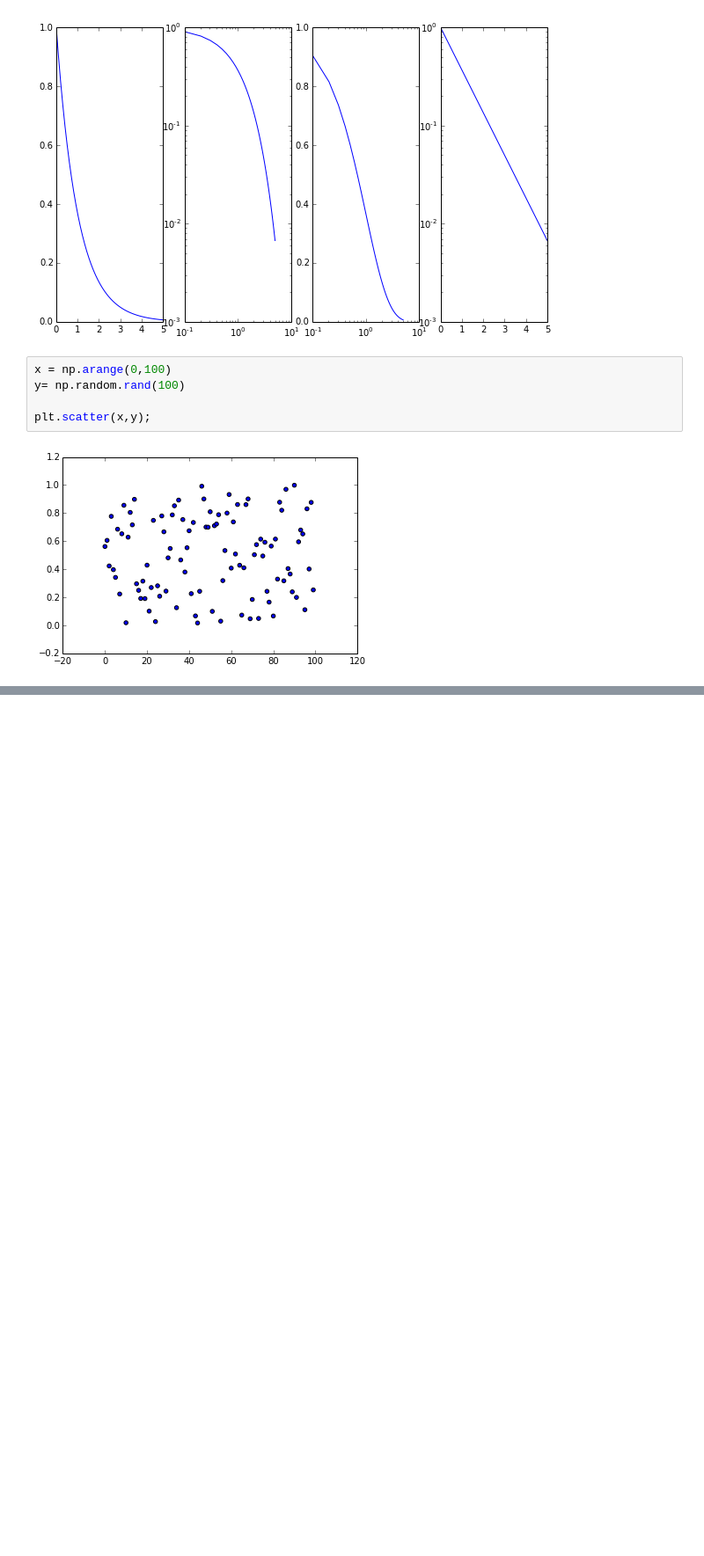
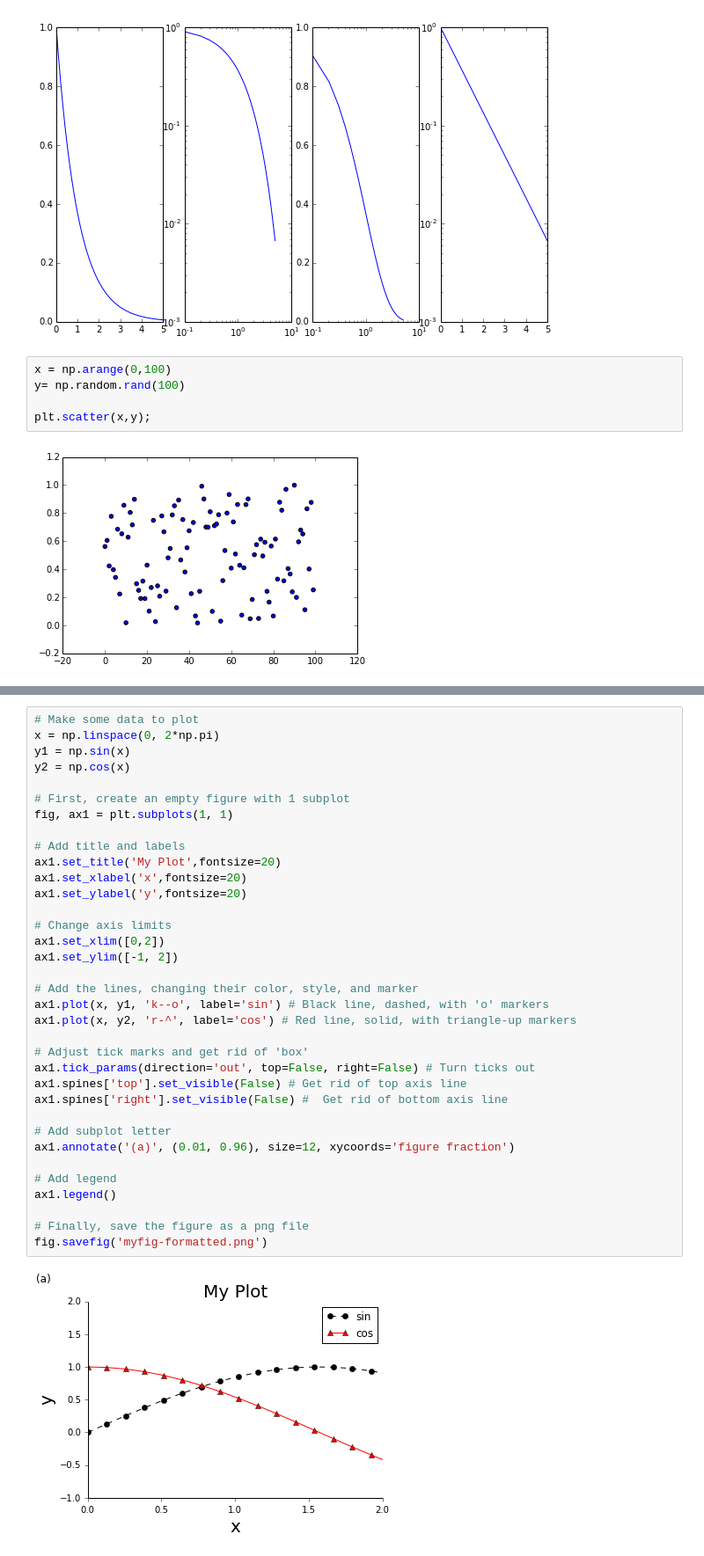
Before and after one commit to usohi/PHYS202-S14, a Jupyter notebook: Graphics/GraphicsTour.ipynb, the cells around one changed output, grey strips where cells are left out. Shown: that part at 88% size. Cells and saved outputs as stored; diff of their text form; blank space fills up the shorter version.

```diff
--- a/Graphics/GraphicsTour.ipynb
+++ b/Graphics/GraphicsTour.ipynb
@@ -185,0 +344,37 @@ NameError: name 'HISTOGRAM' is not defined
+# %%
+# Make some data to plot
+x = np.linspace(0, 2*np.pi)
+y1 = np.sin(x)
+y2 = np.cos(x)
+
+# First, create an empty figure with 1 subplot
+fig, ax1 = plt.subplots(1, 1)
+
+# Add title and labels
+ax1.set_title('My Plot',fontsize=20)
+ax1.set_xlabel('x',fontsize=20)
+ax1.set_ylabel('y',fontsize=20)
+
+# Change axis limits
+ax1.set_xlim([0,2])
+ax1.set_ylim([-1, 2])
+
+# Add the lines, changing their color, style, and marker
+ax1.plot(x, y1, 'k--o', label='sin') # Black line, dashed, with 'o' markers
+ax1.plot(x, y2, 'r-^', label='cos') # Red line, solid, with triangle-up markers
+
+# Adjust tick marks and get rid of 'box'
+ax1.tick_params(direction='out', top=False, right=False) # Turn ticks out
+ax1.spines['top'].set_visible(False) # Get rid of top axis line
+ax1.spines['right'].set_visible(False) #  Get rid of bottom axis line
+
+# Add subplot letter
+ax1.annotate('(a)', (0.01, 0.96), size=12, xycoords='figure fraction')
+
+# Add legend
+ax1.legend()
+
+# Finally, save the figure as a png file
+fig.savefig('myfig-formatted.png')
+# %% [output]
+[figure, added]
```
Also changed, not shown: parts of 13 cells of this notebook, 6 other files.
